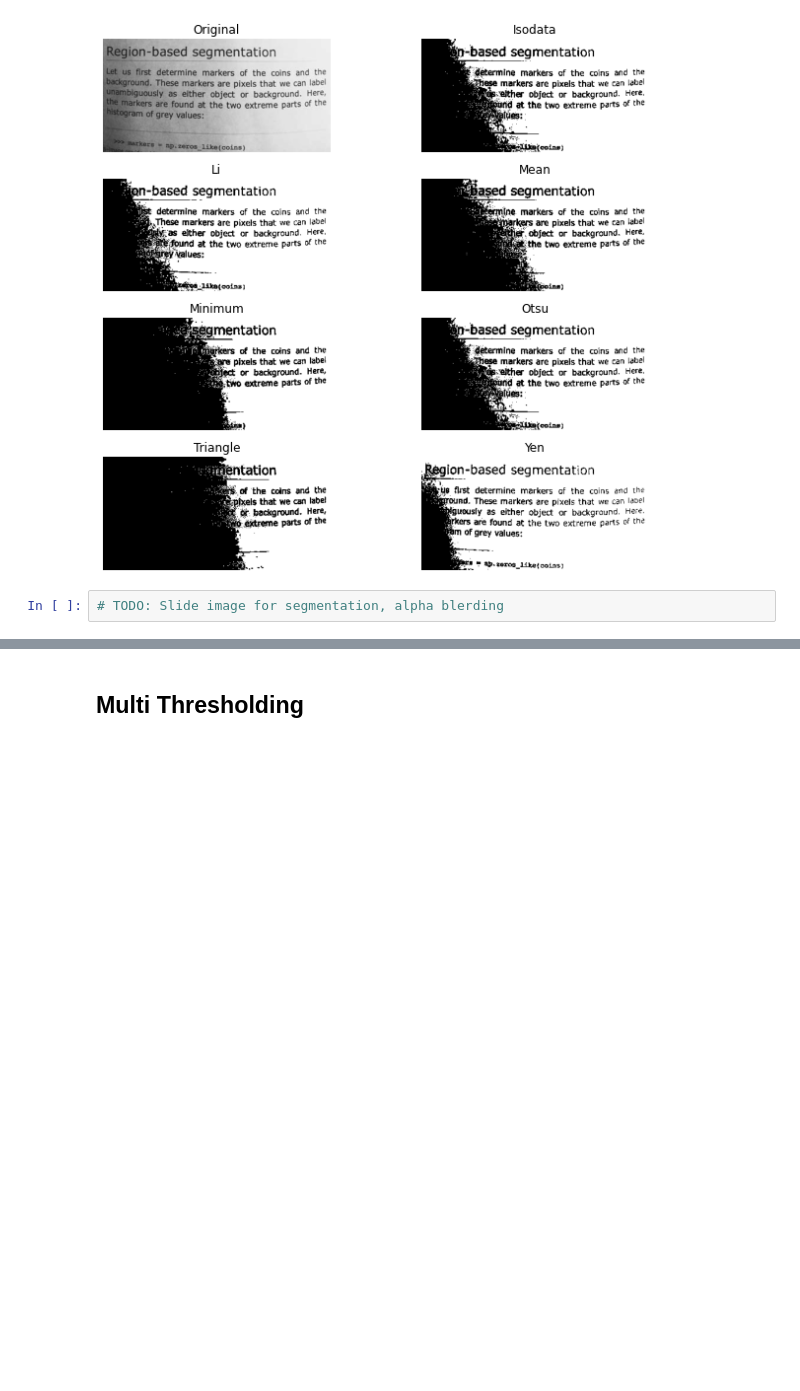
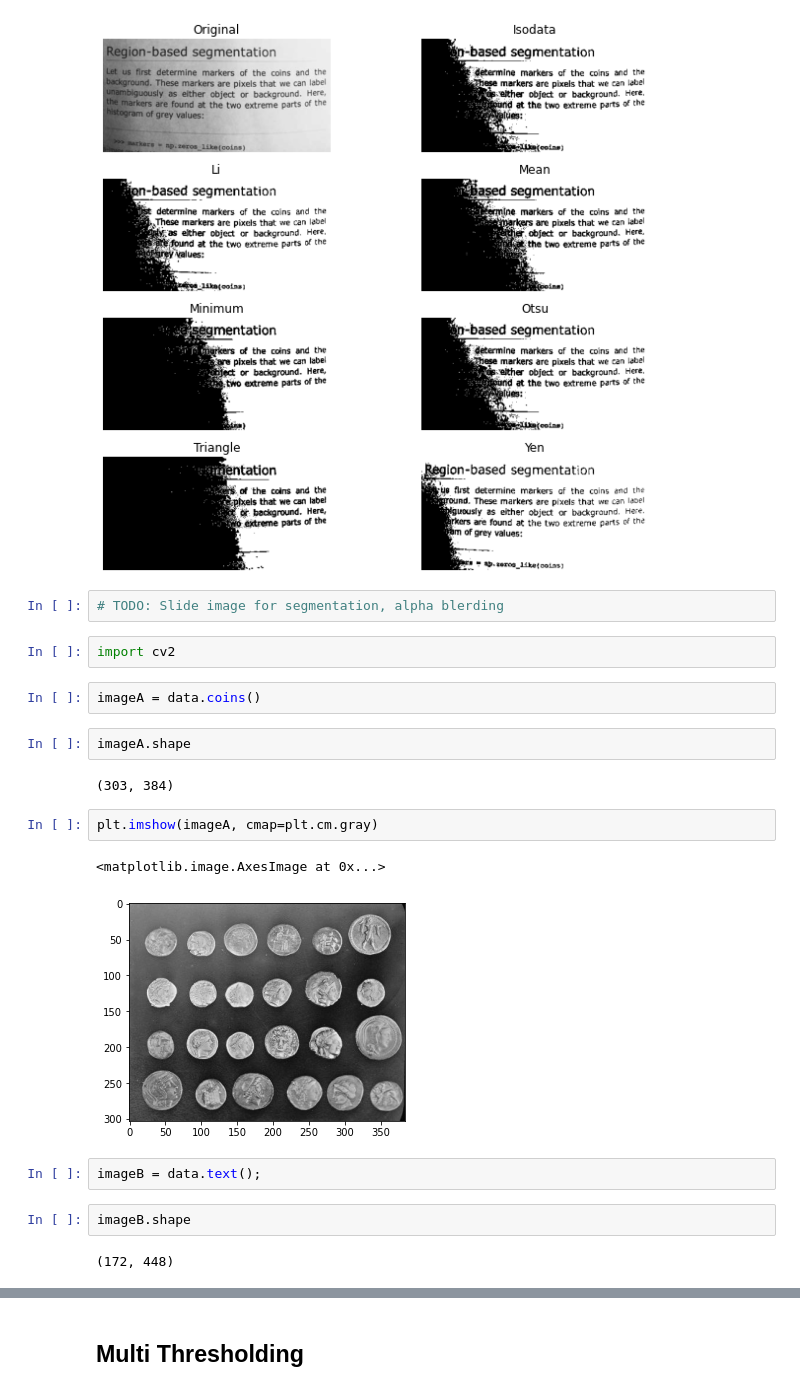
Before and after one commit to jorgetapia-ml/Actividades-Visualizacion-eq17, a Jupyter notebook: notebooks/6_segmentation_otsu_jorge_tapia.ipynb, the cells around one changed output, grey strips where cells are left out. Cells and saved outputs as stored; diff of their text form; blank space fills up the shorter version.

```diff
--- a/notebooks/6_segmentation_otsu_jorge_tapia.ipynb
+++ b/notebooks/6_segmentation_otsu_jorge_tapia.ipynb
@@ -67,3 +67,22 @@ plt.show()
 [figure]
 # %%
 # TODO: Slide image for segmentation, alpha blerding
+# %%
+import cv2
+# %%
+imageA = data.coins()
+# %%
+imageA.shape
+# %% [output]
+(303, 384)
+# %%
+plt.imshow(imageA, cmap=plt.cm.gray)
+# %% [output]
+<matplotlib.image.AxesImage at 0x...>
+[figure, added]
+# %%
+imageB = data.text();
+# %%
+imageB.shape
+# %% [output]
+(172, 448)
```
Also changed, not shown: parts of 7 cells of this notebook, 1 other file.
